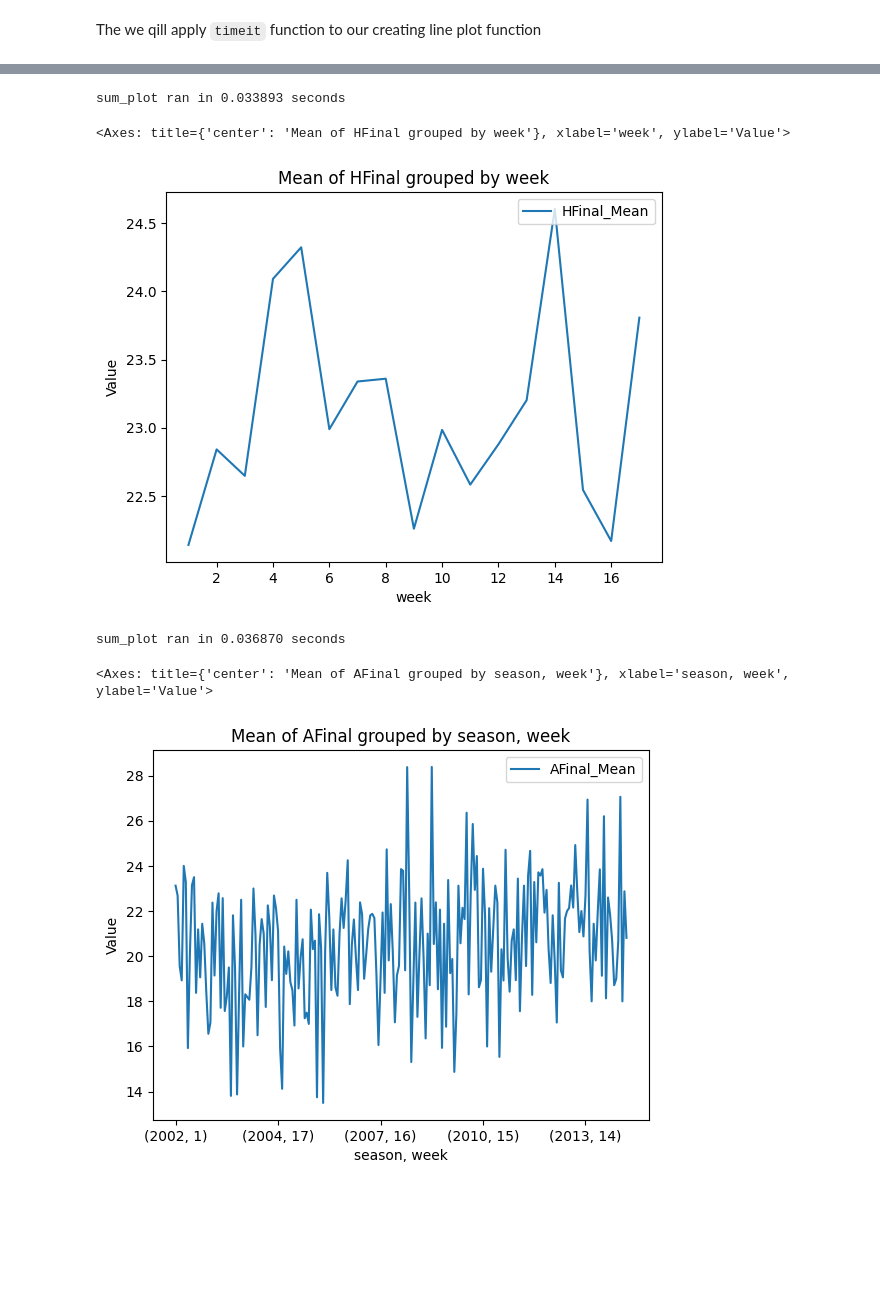
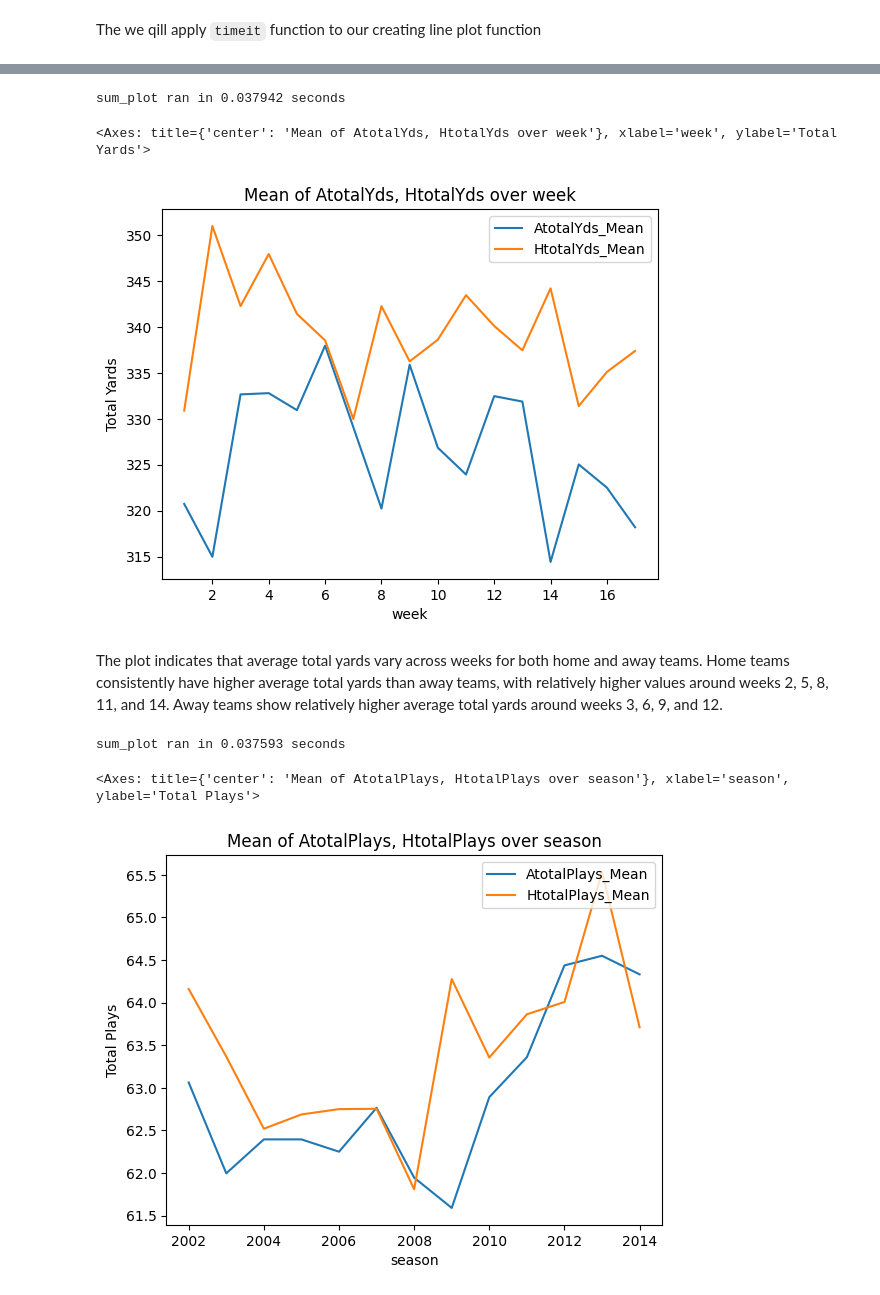
Before and after one commit to hzhoujoy/HW4_ST554, a Jupyter notebook: HW4_JoyZhou.ipynb, the cells around one changed output, grey strips where cells are left out. Drawn from its saved outputs; the diff is of its cells as text; code cells hidden in the pictures; blank space fills up the shorter version.

```diff
--- a/HW4_JoyZhou.ipynb
+++ b/HW4_JoyZhou.ipynb
@@ -147,14 +146,14 @@ We will use pandas to visualize the three-way contingency table showing the rela
 # %%
 import matplotlib.pyplot as plt
 #stacked bar plot for three-way table
-ax = table_3_way.plot(kind="bar", stacked = True, rot=0, figsize=(10,5))
+barPlot = table_3_way.plot(kind="bar", stacked = True, rot=0, figsize=(10,5))
 
 # Make MultiIndex labels cleaner: "Apart | higher=no"
-ax.set_xticklabels([f"{p} | higher={h}" for p, h in table_3_way.index], rotation=0)
-ax.set_xlabel("Parent Status | Higher Education Desire")
-ax.set_ylabel("Number of Students")
-ax.set_title("Internet Access at Home by Desire for Higher Education and Parent Status")
-ax.legend(title="Internet", bbox_to_anchor=(1.02, 1), loc="upper left")
+barPlot.set_xticklabels([f"{p} | higher={h}" for p, h in table_3_way.index], rotation=0)
+barPlot.set_xlabel("Parent Status | Higher Education Desire")
+barPlot.set_ylabel("Number of Students")
+barPlot.set_title("Internet Access at Home by Desire for Higher Education and Parent Status")
+barPlot.legend(title="Internet", bbox_to_anchor=(1.02, 1), loc="upper left")
 plt.tight_layout()
 # %% [output]
 [figure]
@@ -638,7 +652,7 @@ import pandas as pd
 import matplotlib.pyplot as plt
 
 @timeit
-def sum_plot(*cols_to_agg: str, df: pd.DataFrame, group: str | list[str], plot_stat: str = "Mean", ylabel: str = "Value"):
+def sum_plot(*args: str, df: pd.DataFrame, group: str | list[str], plot_stat: str = "Mean", ylabel: str = "Value"):
     """
     Create line plots of specified summary statistics for numerical variables
     across one or more grouping variables.
@@ -647,7 +661,7 @@ def sum_plot(*cols_to_agg: str, df: pd.DataFrame, group: str | list[str], plot_s
     is 1,2,3,... rather than 1,10,11,...
 
     Args:
-        *cols_to_agg (str): The raw column names from the input DataFrame (df) to aggregate
+        *args (str): The raw column names from the input DataFrame (df) to aggregate
                             (e.g., "AFinal", "HFinal").
         df (pd.DataFrame): The input DataFrame (e.g., `sub_scores`).
         group (str | list[str]): The column(s) to group by (e.g., "season", ["season", "week"]).
@@ -668,18 +682,20 @@ def sum_plot(*cols_to_agg: str, df: pd.DataFrame, group: str | list[str], plot_s
     # Build aggregation specification
     agg_spec = {
         f"{col_name}_{suffix}": (col_name, func)
-        for col_name in cols_to_agg
+        for col_name in args
         for suffix, func in stats.items()
     }
 
     summaries = (df_work.groupby(group_cols, dropna=True).agg(**agg_spec))
 
     # Select the columns to plot based on the desired statistic
-    columns_to_plot = [f"{col_name}_{plot_stat}" for col_name in cols_to_agg]
+    # This line needs to be fixed to use the correct aggregated column names
+    columns_to_plot = [f"{col_name}_{plot_stat}" for col_name in args]
 
     ax = summaries[columns_to_plot].plot() # Plot the selected columns
     group_label_str = group if isinstance(group, str) else ", ".join(group)
-    ax.set_title(f"{plot_stat} of {', '.join(cols_to_agg)} grouped by {group_label_str}")
+    # This line also needs to be fixed for the title
+    ax.set_title(f"{plot_stat} of {', '.join(args)} over {group_label_str}")
     ax.set_xlabel(group_label_str)
     ax.set_ylabel(ylabel)
     ax.legend(loc='upper right')
@@ -693,12 +711,14 @@ sum_plot ran in 0.062417 seconds
 # %%
-sum_plot("HFinal", df = sub_scores, group = ["week"])
+sum_plot("AtotalYds", "HtotalYds", df = sub_scores, group = ["week"], ylabel = "Total Yards")
 # %% [output]
-sum_plot ran in 0.033893 seconds
+sum_plot ran in 0.037942 seconds
-<Axes: title={'center': 'Mean of HFinal grouped by week'}, xlabel='week', ylabel='Value'>
+<Axes: title={'center': 'Mean of AtotalYds, HtotalYds over week'}, xlabel='week', ylabel='Total Yards'>
-[figure, old version]
+[figure, new version]
+# %% [markdown]
+The plot indicates that average total yards vary across weeks for both home and away teams. Home teams consistently have higher average total yards than away teams, with relatively higher values around weeks 2, 5, 8, 11, and 14. Away teams show relatively higher average total yards around weeks 3, 6, 9, and 12.
 # %%
-sum_plot("AFinal", df = sub_scores, group = ["season", "week"])
+sum_plot("AtotalPlays", "HtotalPlays", df = sub_scores, group = ["season"], ylabel = "Total Plays")
 # %% [output]
-sum_plot ran in 0.036870 seconds
+sum_plot ran in 0.037593 seconds
-<Axes: title={'center': 'Mean of AFinal grouped by season, week'}, xlabel='season, week', ylabel='Value'>
+<Axes: title={'center': 'Mean of AtotalPlays, HtotalPlays over season'}, xlabel='season', ylabel='Total Plays'>
-[figure, old version]
+[figure, new version]
```
Also changed, not shown: parts of 17 cells of this notebook.
